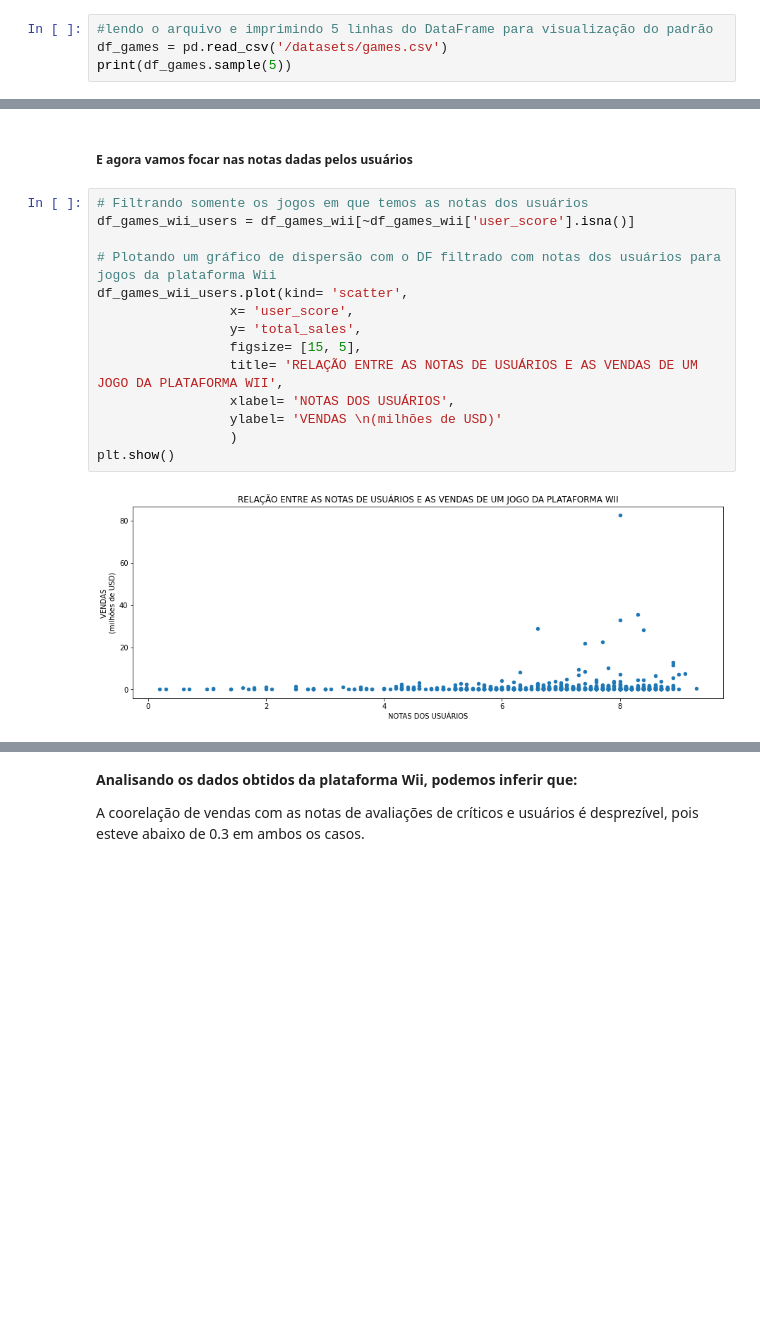
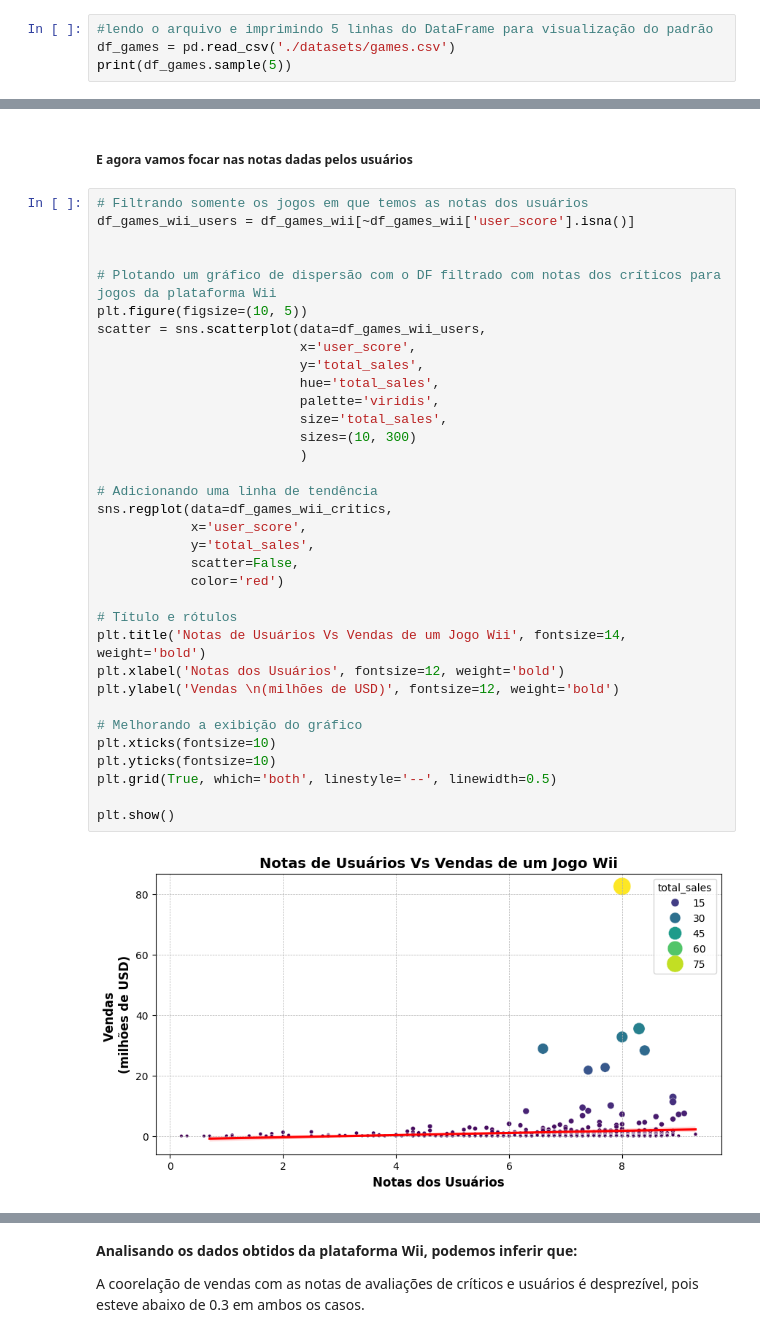
Before and after one commit to Rosental14/Ice_store, a Jupyter notebook: projeto_ice_store.ipynb, the cells around one changed output, grey strips where cells are left out. Drawn from its saved outputs; the diff is of its cells as text; blank space fills up the shorter version.

```diff
--- a/projeto_ice_store.ipynb
+++ b/projeto_ice_store.ipynb
@@ -17,6 +17,6 @@ from scipy import stats as st
 import requests
 # %%
 #lendo o arquivo e imprimindo 5 linhas do DataFrame para visualização do padrão
-df_games = pd.read_csv('/datasets/games.csv')
+df_games = pd.read_csv('./datasets/games.csv')
 print(df_games.sample(5))
 # %% [output]
@@ -889,19 +985,39 @@ print(f" A correlação entre revisões de críticos e vendas é: {critics_sales
 # %%
 # Filtrando somente os jogos em que temos as notas dos usuários
 df_games_wii_users = df_games_wii[~df_games_wii['user_score'].isna()]
 
-# Plotando um gráfico de dispersão com o DF filtrado com notas dos usuários para jogos da plataforma Wii
-df_games_wii_users.plot(kind= 'scatter',
-                 x= 'user_score',
-                 y= 'total_sales',
-                 figsize= [15, 5],
-                 title= 'RELAÇÃO ENTRE AS NOTAS DE USUÁRIOS E AS VENDAS DE UM JOGO DA PLATAFORMA WII',
-                 xlabel= 'NOTAS DOS USUÁRIOS',
-                 ylabel= 'VENDAS \n(milhões de USD)'
-                 )
+
+# Plotando um gráfico de dispersão com o DF filtrado com notas dos críticos para jogos da plataforma Wii
+plt.figure(figsize=(10, 5))
+scatter = sns.scatterplot(data=df_games_wii_users,
+                          x='user_score',
+                          y='total_sales',
+                          hue='total_sales',
+                          palette='viridis',
+                          size='total_sales',
+                          sizes=(10, 300)
+                          )
+
+# Adicionando uma linha de tendência
+sns.regplot(data=df_games_wii_critics,
+            x='user_score',
+            y='total_sales',
+            scatter=False,
+            color='red')
+
+# Título e rótulos
+plt.title('Notas de Usuários Vs Vendas de um Jogo Wii', fontsize=14, weight='bold')
+plt.xlabel('Notas dos Usuários', fontsize=12, weight='bold')
+plt.ylabel('Vendas \n(milhões de USD)', fontsize=12, weight='bold')
+
+# Melhorando a exibição do gráfico
+plt.xticks(fontsize=10)
+plt.yticks(fontsize=10)
+plt.grid(True, which='both', linestyle='--', linewidth=0.5)
+
 plt.show()
 # %% [output]
-[figure, old version]
+[figure, new version]
 # %%
 # Calculando a correlação entre revisões dos usuários e as vendas dos jogos da plataforma Wii
 users_sales_corr_wii = df_games_wii_users['user_score'].corr(df_games_wii_critics['total_sales'])
```
Also changed, not shown: parts of 47 cells of this notebook, 1 other file.
